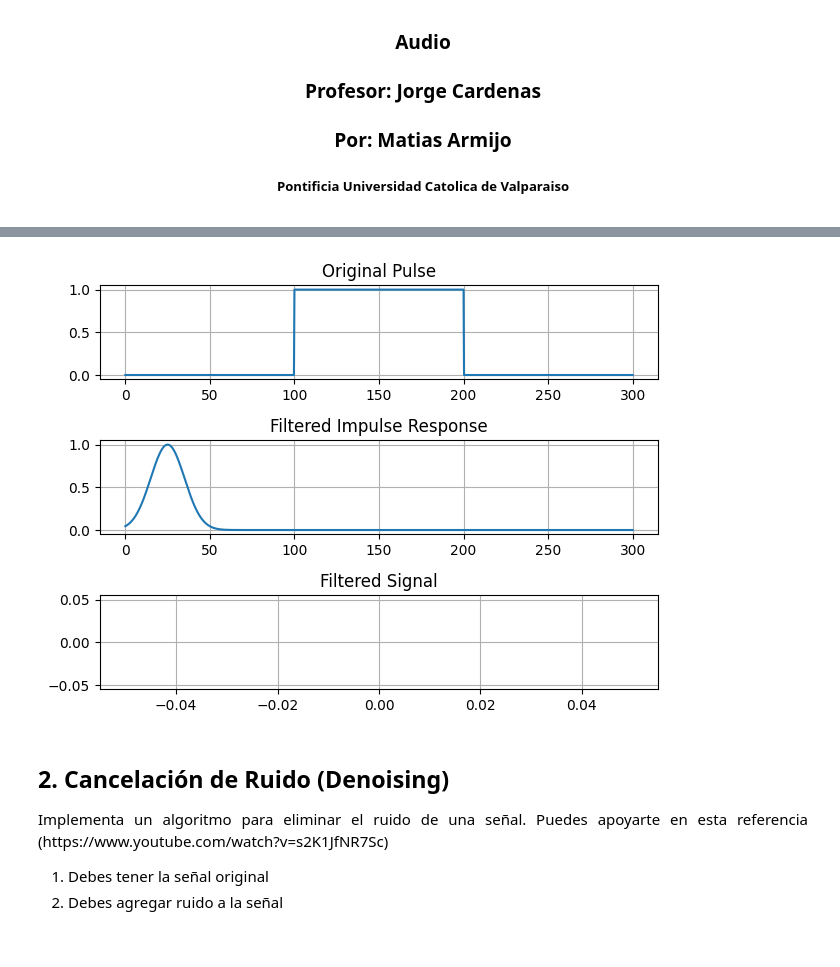
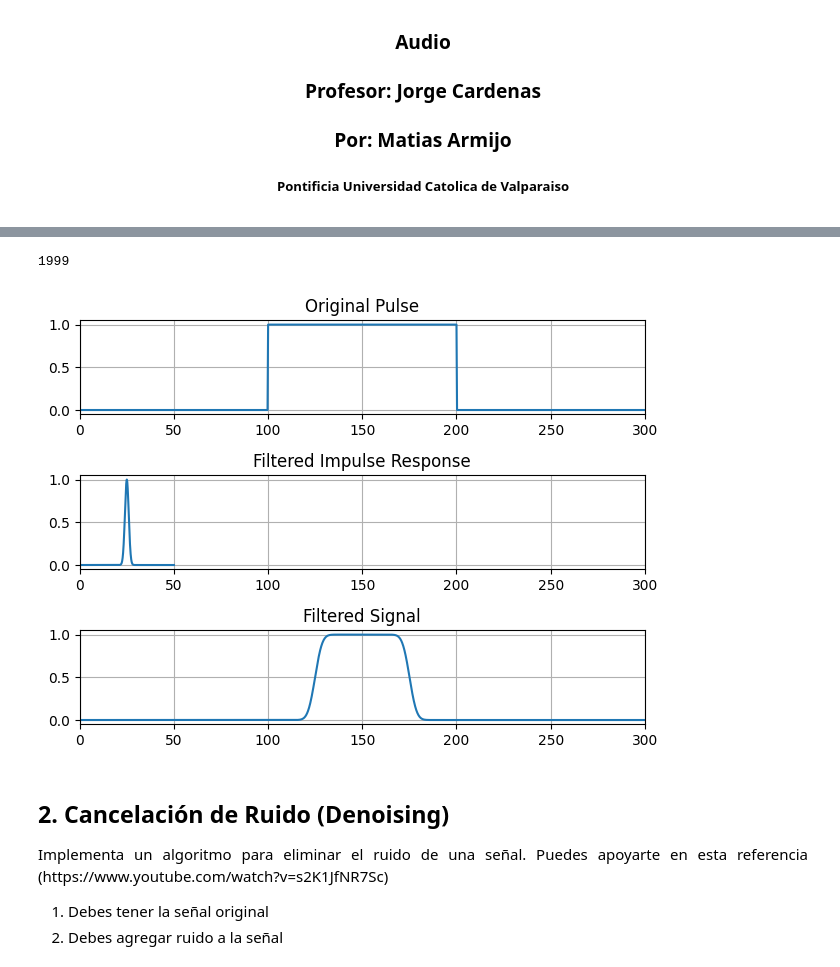
Before and after one commit to MatiasArmijo/Actividades-EIE-401-Matias-Armijo, a Jupyter notebook: actividad-4/Actividad_4_ArmijoMatias_ID.ipynb, the cells around one changed output, grey strips where cells are left out. Cells and saved outputs as stored; diff of their text form; code cells hidden in the pictures.

```diff
--- a/actividad-4/Actividad_4_ArmijoMatias_ID.ipynb
+++ b/actividad-4/Actividad_4_ArmijoMatias_ID.ipynb
@@ -25,54 +25,64 @@ Una de las operaciones más comunes en tratamiento de imagenes, video etc, es la
 # %%
 import numpy as np
 import matplotlib.pyplot as plt
+from scipy.signal import convolve
 
 def original_pulse(t,center,width):
     x = np.zeros_like(t)
     for a in range(len(t)):
         if t[a] >= center - width/2 and t[a] <= center + width/2:
             x[a] =  1
     return x
 
 def impulse_filter_response(t, mu, sigma):
     f = np.exp(-((t - mu) ** 2) / (2 * sigma ** 2)) / (sigma * np.sqrt(2 * np.pi))
     return f/np.max(f)
 
+
 T = 300
+N = 1000
+T2 = 50
 
 # Generar valores de tiempo entre 0 y 300
-t = np.linspace(0, T, 1000)
+t = np.linspace(0, T, N)
+t2 = np.linspace(0,50,N)
+
+# Original pulse
+pulse = original_pulse(t,150,100)
+
+# Filter impulse response
+h = impulse_filter_response(t2, 25, 1)
+signal_conv = convolve(h,pulse, mode = 'full')
+
+print(len(signal_conv))
+t3 = np.linspace(0,T,len(signal_conv))
+
+# Graficos
+plt.subplot(3,1,1)
+plt.plot(t,pulse)
+plt.title('Original Pulse')
+plt.grid(True)
+plt.xlim(0,T)
+
+plt.subplot(3,1,2)
+plt.plot(t2,h)
+plt.title('Filtered Impulse Response')
+plt.grid(True)
+plt.xlim(0,T)
 
 
-# Original pulse
-signal = original_pulse(t,150,100)
+plt.subplot(3,1,3)
+plt.plot(t3,signal_conv/np.max(signal_conv))
+plt.title('Filtered Signal')
+plt.grid(True)
+plt.xlim(0,T)
 
-# Filter impulse response
-h = impulse_filter_response(t, 25, 10)
-
-signal_conv = np.convolve(h,signal,mode='same')
-
-
-# Graficos
-
-fig, axs = plt.subplots(3,1)
-
-axs[0].plot(t,signal)
-axs[0].set_title('Original Pulse')
-axs[0].grid(True)
-
-
-axs[1].plot(t,h)
-axs[1].set_title('Filtered Impulse Response')
-axs[1].grid(True)
-
-axs[2].plot()
-axs[2].set_title('Filtered Signal')
-axs[2].grid(True)
 
 plt.tight_layout()
 plt.show()
 # %% [output]
+1999
-[figure, old version]
+[figure, new version]
 # %% [markdown]
 ## 2. Cancelación de Ruido (Denoising)
 <p align="justify">
```
Also changed, not shown: parts of 1 cell of this notebook.
